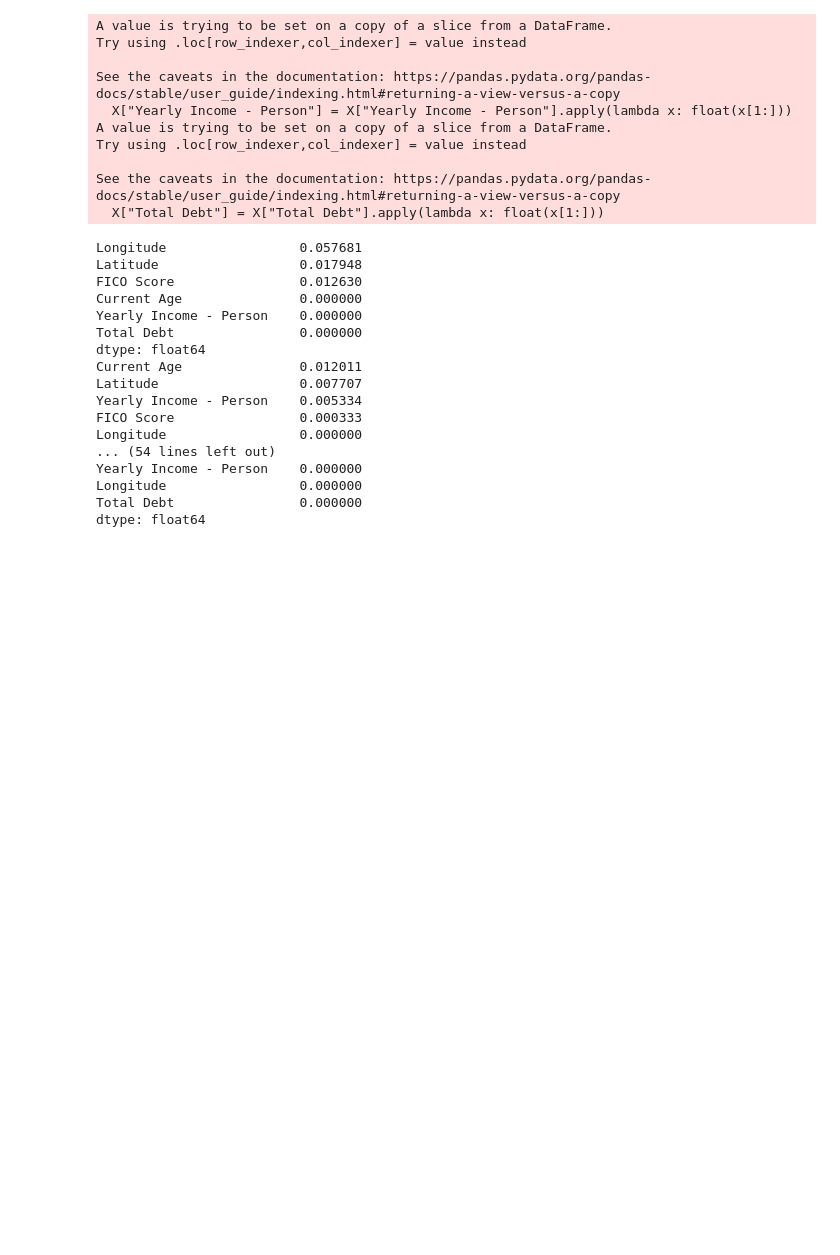
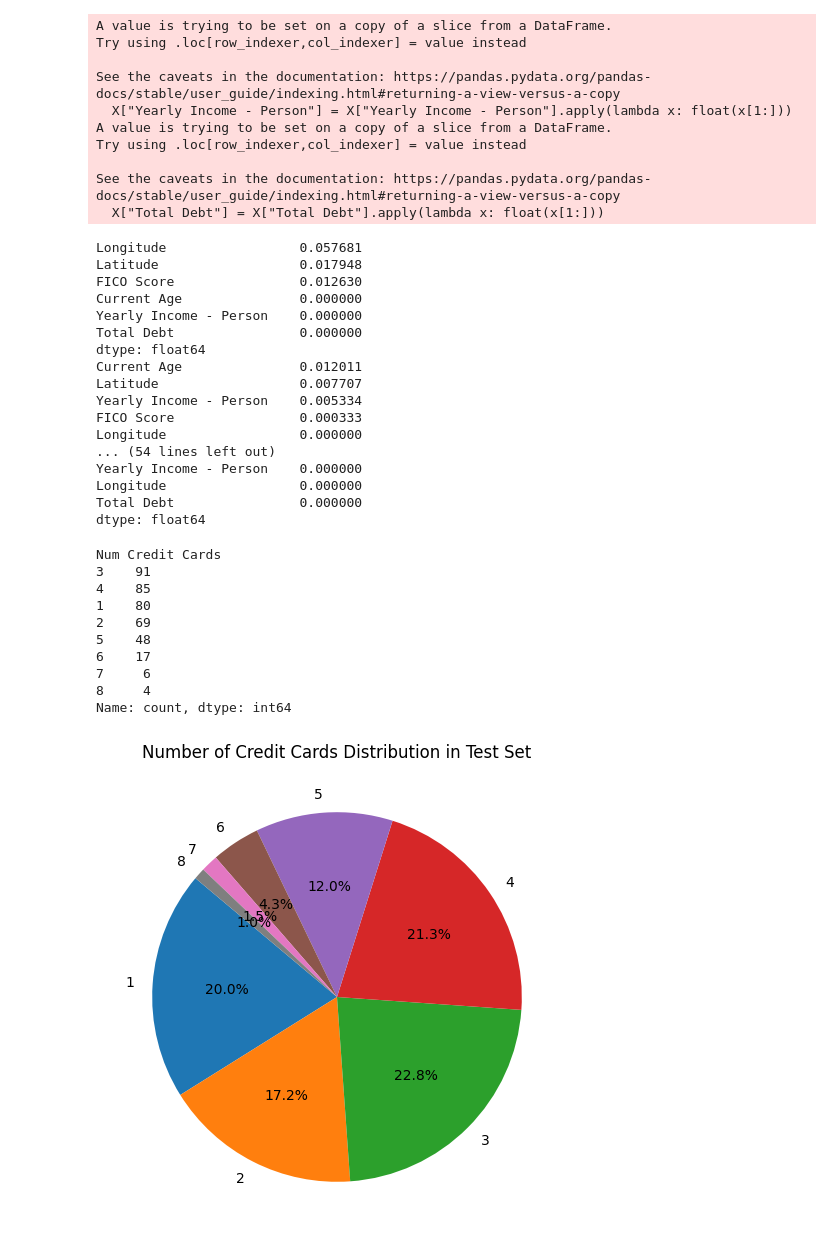
Before and after one commit to fkhan000/Credit-Card-Rec-System, a Jupyter notebook: src/card_rec/analysis.ipynb, the cells around one changed output. Drawn from its saved outputs; the diff is of its cells as text; code cells hidden in the pictures; blank space fills up the shorter version.

```diff
--- a/src/card_rec/analysis.ipynb
+++ b/src/card_rec/analysis.ipynb
@@ -191,3 +191,31 @@ Yearly Income - Person    0.000000
 Longitude                 0.000000
 Total Debt                0.000000
 dtype: float64
+# %%
+import matplotlib.pyplot as plt
+import pandas as pd
+
+test_df = pd.read_csv(os.path.join("..", "..", "data", "test_users.csv"))
+
+value_counts = test_df['Num Credit Cards'].value_counts()
+num_cards = list(range(1, 9))
+counts =  list(map(value_counts.get, num_cards))
+print(value_counts)
+
+
+plt.figure(figsize=(6, 6))
+plt.pie(counts, autopct='%1.1f%%', startangle=140, labels=num_cards)
+plt.title('Number of Credit Cards Distribution in Test Set')
+plt.show()
+# %% [output]
+Num Credit Cards
+3    91
+4    85
+1    80
+2    69
+5    48
+6    17
+7     6
+8     4
+Name: count, dtype: int64
+[figure, added]
```
Also changed, not shown: 4 other files.
